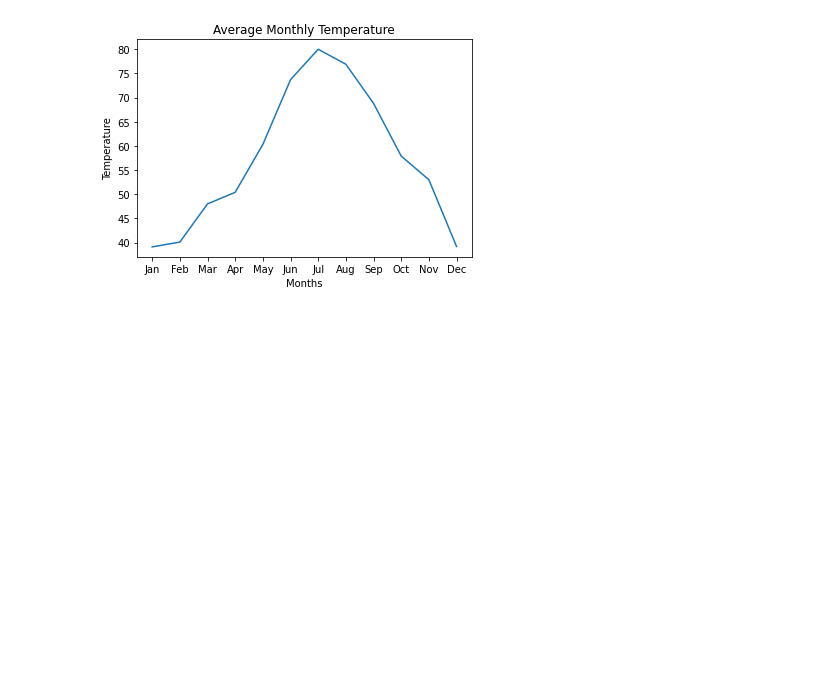
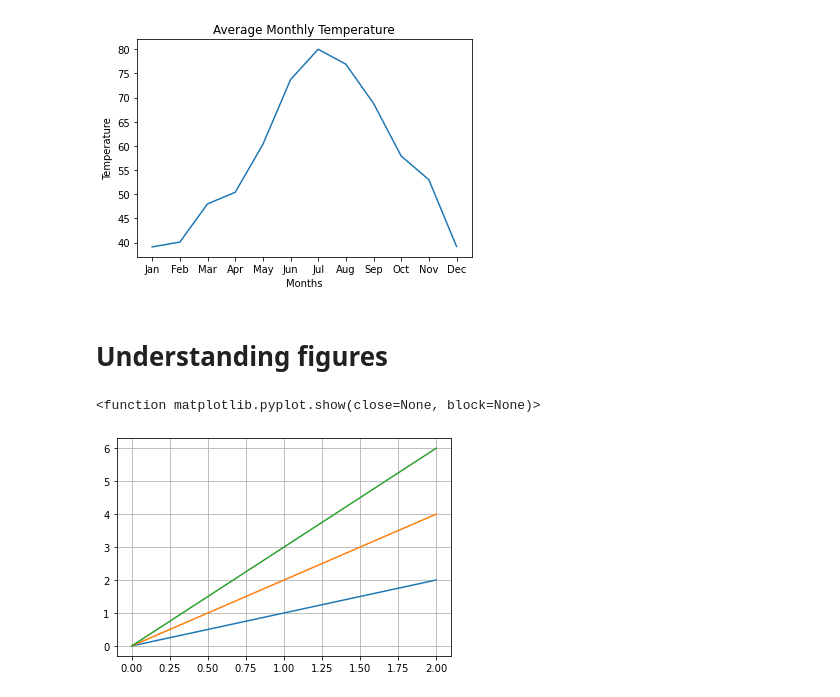
Before and after one commit to umar7860/numpy-linkedIn-course, a Jupyter notebook: NumPy Course Part 2/MatplotlibBasic.ipynb, the cells around one changed output. Saved outputs shown, nothing was run; the diff lists cells and outputs as text; code cells hidden in the pictures; blank space fills up the shorter version.

Commit message:
Matplotlib basic functions like axes etc

```diff
--- a/NumPy Course Part 2/MatplotlibBasic.ipynb
+++ b/NumPy Course Part 2/MatplotlibBasic.ipynb
@@ -21,0 +28,12 @@ plt.show
+# %% [markdown]
+# Understanding figures
+# %%
+x = np.arange(3)
+plt.plot(x,x)
+plt.plot(x,2*x)
+plt.plot(x,3*x)
+plt.grid(True)
+plt.show
+# %% [output]
+<function matplotlib.pyplot.show(close=None, block=None)>
+[figure, added]
```
Also changed, not shown: parts of 5 cells of this notebook, 2 other files.
